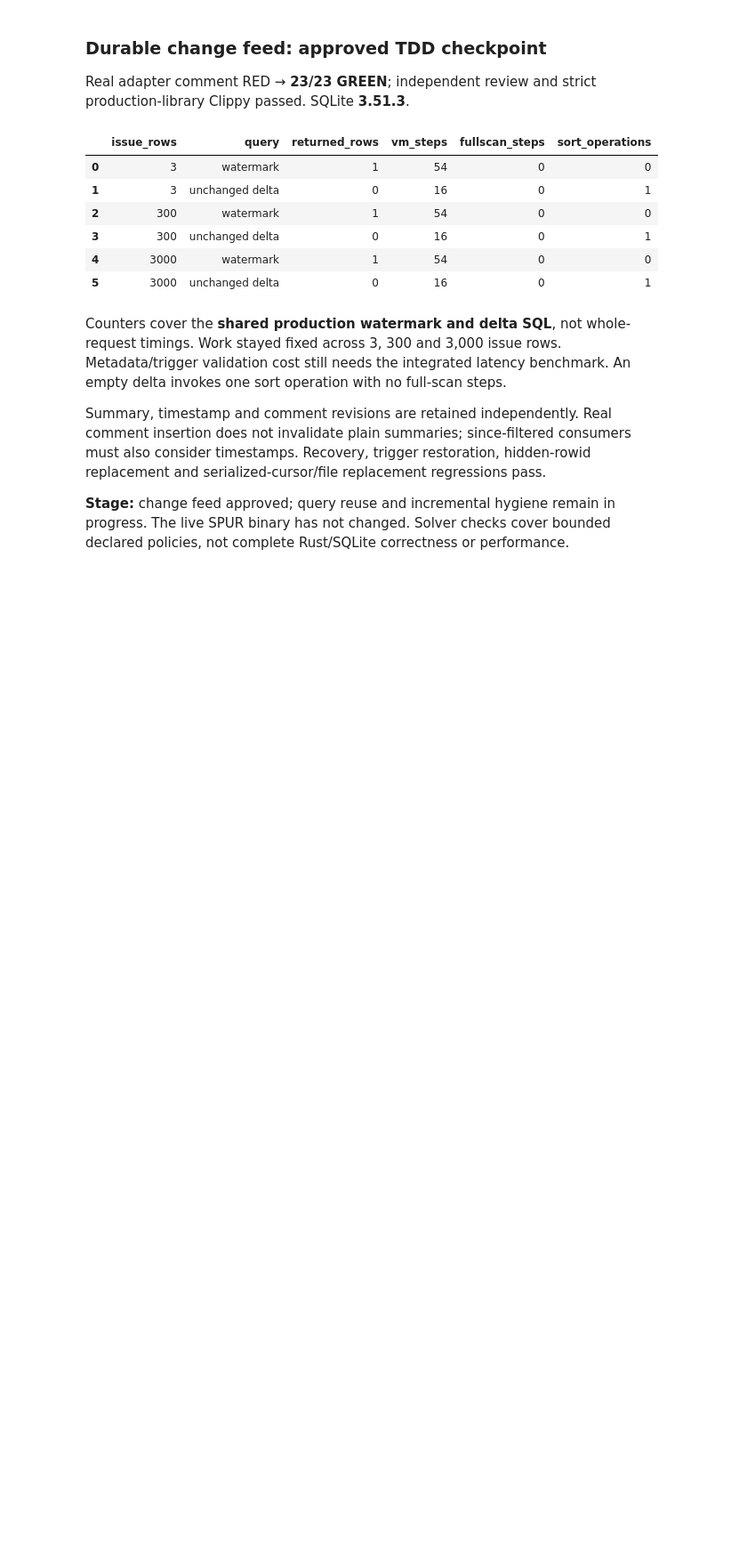
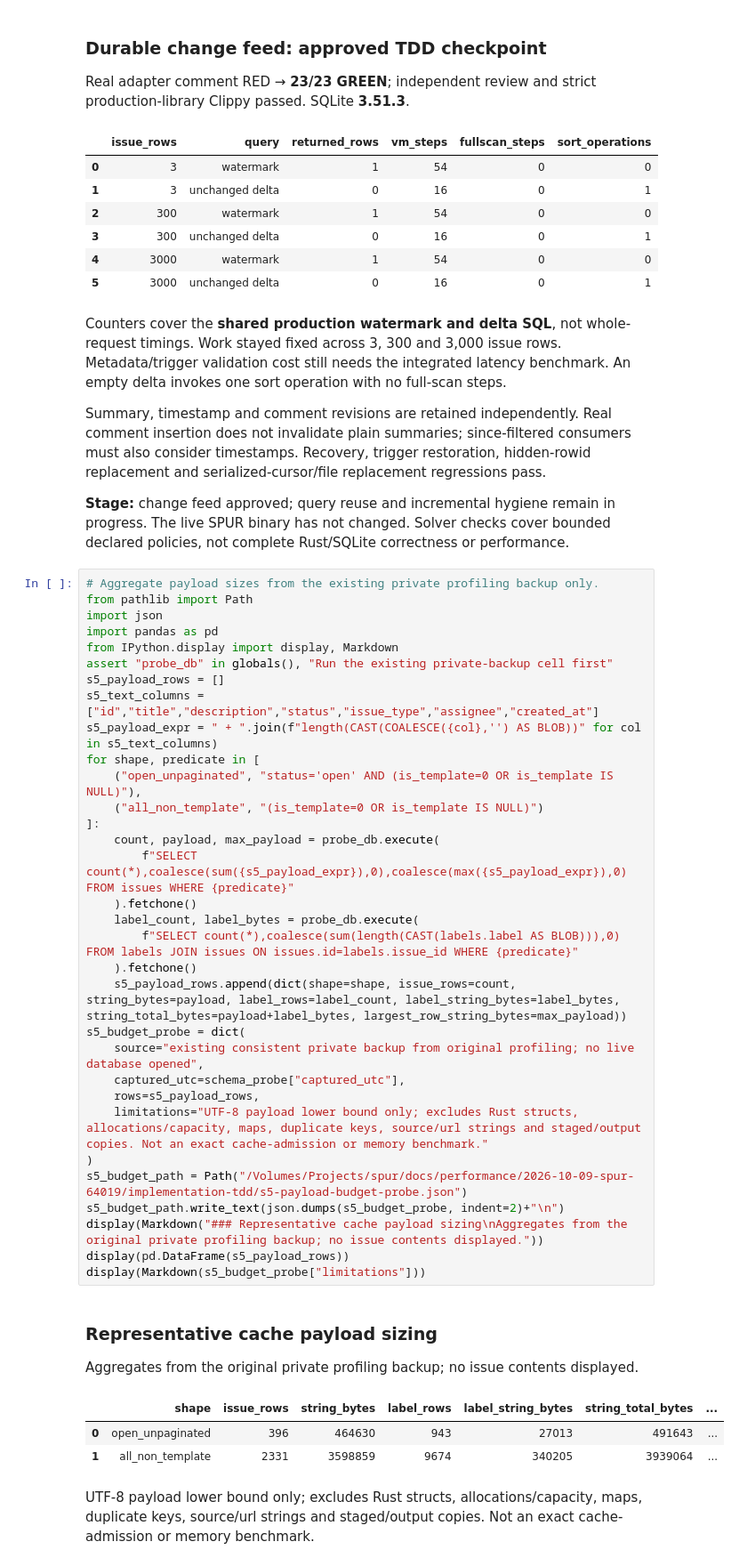
Before and after one commit to getspur/SpurCode, a Jupyter notebook: spur-64019-performance-20261009.ipynb, the cells around one changed output. Shown at 89% size. Saved outputs shown, nothing was run; the diff lists cells and outputs as text; blank space fills up the shorter version.

Commit message:
docs(performance): bd-2ef6y size representative summary payloads

```diff
--- a/spur-64019-performance-20261009.ipynb
+++ b/spur-64019-performance-20261009.ipynb
@@ -1284,3 +1284,42 @@ Counters cover the **shared production watermark and delta SQL**, not whole-requ
 Summary, timestamp and comment revisions are retained independently. Real comment insertion does not invalidate plain summaries; since-filtered consumers must also consider timestamps. Recovery, trigger restoration, hidden-rowid replacement and serialized-cursor/file replacement regressions pass.
 
 **Stage:** change feed approved; query reuse and incremental hygiene remain in progress. The live SPUR binary has not changed. Solver checks cover bounded declared policies, not complete Rust/SQLite correctness or performance.
+# %%
+# Aggregate payload sizes from the existing private profiling backup only.
+from pathlib import Path
+import json
+import pandas as pd
+from IPython.display import display, Markdown
+assert "probe_db" in globals(), "Run the existing private-backup cell first"
+s5_payload_rows = []
+s5_text_columns = ["id","title","description","status","issue_type","assignee","created_at"]
+s5_payload_expr = " + ".join(f"length(CAST(COALESCE({col},'') AS BLOB))" for col in s5_text_columns)
+for shape, predicate in [
+    ("open_unpaginated", "status='open' AND (is_template=0 OR is_template IS NULL)"),
+    ("all_non_template", "(is_template=0 OR is_template IS NULL)")
+]:
+    count, payload, max_payload = probe_db.execute(
+        f"SELECT count(*),coalesce(sum({s5_payload_expr}),0),coalesce(max({s5_payload_expr}),0) FROM issues WHERE {predicate}"
+    ).fetchone()
+    label_count, label_bytes = probe_db.execute(
+        f"SELECT count(*),coalesce(sum(length(CAST(labels.label AS BLOB))),0) FROM labels JOIN issues ON issues.id=labels.issue_id WHERE {predicate}"
+    ).fetchone()
+    s5_payload_rows.append(dict(shape=shape, issue_rows=count, string_bytes=payload, label_rows=label_count, label_string_bytes=label_bytes, string_total_bytes=payload+label_bytes, largest_row_string_bytes=max_payload))
+s5_budget_probe = dict(
+    source="existing consistent private backup from original profiling; no live database opened",
+    captured_utc=schema_probe["captured_utc"],
+    rows=s5_payload_rows,
+    limitations="UTF-8 payload lower bound only; excludes Rust structs, allocations/capacity, maps, duplicate keys, source/url strings and staged/output copies. Not an exact cache-admission or memory benchmark."
+)
+s5_budget_path = Path("/Volumes/Projects/spur/docs/performance/2026-10-09-spur-64019/implementation-tdd/s5-payload-budget-probe.json")
+s5_budget_path.write_text(json.dumps(s5_budget_probe, indent=2)+"\n")
+display(Markdown("### Representative cache payload sizing\nAggregates from the original private profiling backup; no issue contents displayed."))
+display(pd.DataFrame(s5_payload_rows))
+display(Markdown(s5_budget_probe["limitations"]))
+# %% [output]
+### Representative cache payload sizing
+Aggregates from the original private profiling backup; no issue contents displayed.
+|  | shape | issue_rows | string_bytes | label_rows | label_string_bytes | string_total_bytes | ... |
+| 0 | open_unpaginated | 396 | 464630 | 943 | 27013 | 491643 | ... |
+| 1 | all_non_template | 2331 | 3598859 | 9674 | 340205 | 3939064 | ... |
+UTF-8 payload lower bound only; excludes Rust structs, allocations/capacity, maps, duplicate keys, source/url strings and staged/output copies. Not an exact cache-admission or memory benchmark.
```
Also changed, not shown: 1 other file.
